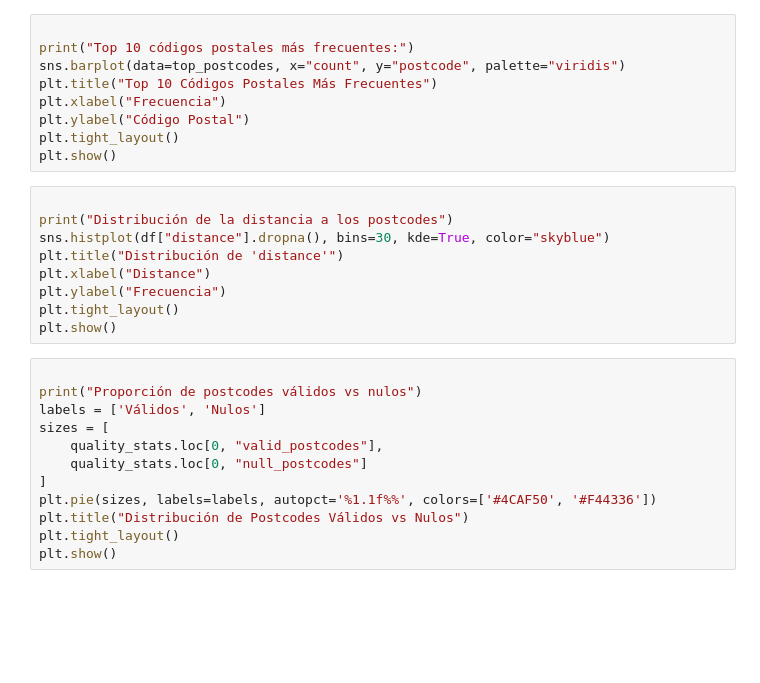
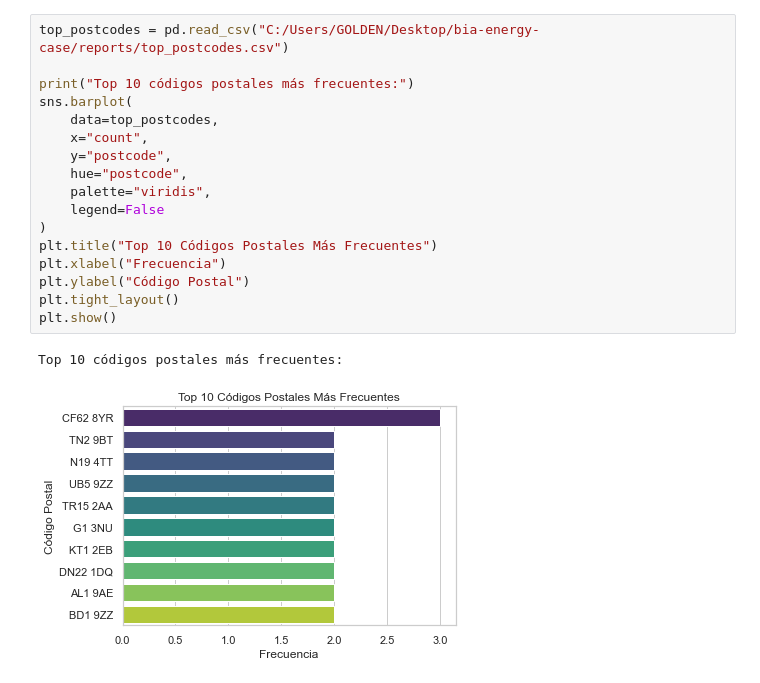
Before and after one commit to JhonatanS93-DE/bia-energy-case, a Jupyter notebook: notebooks/bia_postcodes_analysis.ipynb, the cells around one changed output. Saved outputs shown, nothing was run; the diff lists cells and outputs as text; blank space fills up the shorter version.

```diff
--- a/notebooks/bia_postcodes_analysis.ipynb
+++ b/notebooks/bia_postcodes_analysis.ipynb
@@ -25,30 +28,20 @@ display(df.describe(include="all"))
 # %%
+top_postcodes = pd.read_csv("C:/Users/GOLDEN/Desktop/bia-energy-case/reports/top_postcodes.csv")
 
 print("Top 10 códigos postales más frecuentes:")
-sns.barplot(data=top_postcodes, x="count", y="postcode", palette="viridis")
+sns.barplot(
+    data=top_postcodes,
+    x="count",
+    y="postcode",
+    hue="postcode",
+    palette="viridis",
+    legend=False
+)
 plt.title("Top 10 Códigos Postales Más Frecuentes")
 plt.xlabel("Frecuencia")
 plt.ylabel("Código Postal")
 plt.tight_layout()
 plt.show()
+# %% [output]
+Top 10 códigos postales más frecuentes:
+[figure, added]
-# %%
-
-print("Distribución de la distancia a los postcodes")
-sns.histplot(df["distance"].dropna(), bins=30, kde=True, color="skyblue")
-plt.title("Distribución de 'distance'")
-plt.xlabel("Distance")
-plt.ylabel("Frecuencia")
-plt.tight_layout()
-plt.show()
-# %%
-
-print("Proporción de postcodes válidos vs nulos")
-labels = ['Válidos', 'Nulos']
-sizes = [
-    quality_stats.loc[0, "valid_postcodes"],
-    quality_stats.loc[0, "null_postcodes"]
-]
-plt.pie(sizes, labels=labels, autopct='%1.1f%%', colors=['#4CAF50', '#F44336'])
-plt.title("Distribución de Postcodes Válidos vs Nulos")
-plt.tight_layout()
-plt.show()
```
Also changed, not shown: parts of 6 cells of this notebook.
